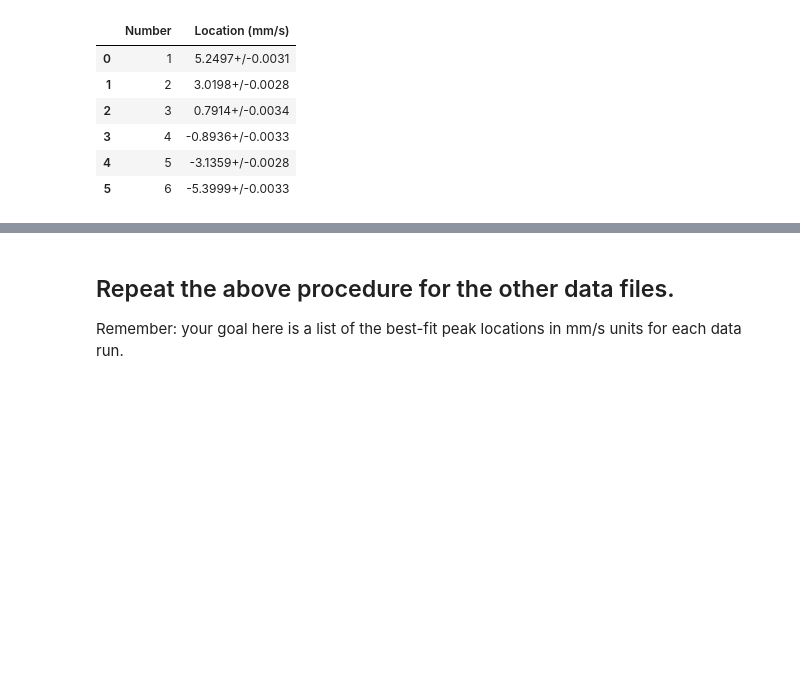
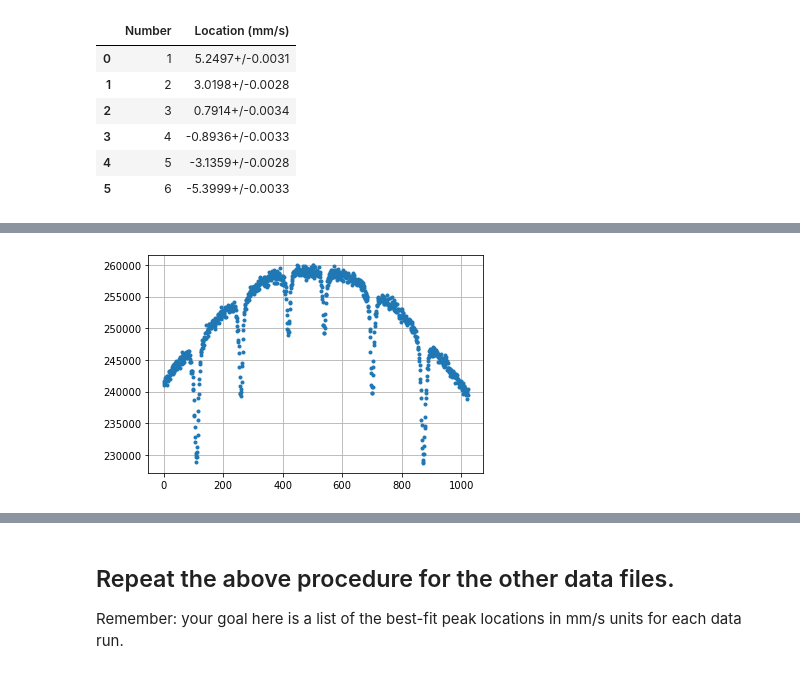
Before and after one commit to ahserhan/CMX, a Jupyter notebook: Mossbauer Specctroscopy/Mossbauer Full Analysis (Template).ipynb, the cells around one changed output, grey strips where cells are left out. Cells and saved outputs as stored; diff of their text form; code cells hidden in the pictures; blank space fills up the shorter version.

```diff
--- a/Mossbauer Specctroscopy/Mossbauer Full Analysis (Template).ipynb
+++ b/Mossbauer Specctroscopy/Mossbauer Full Analysis (Template).ipynb
@@ -316,0 +323,6 @@ plt.errorbar(Fe_velocity, Fe['Ct'], xerr=Fe_unc, fmt='o', markersize=0.1)
+# %%
+#simple plot:
+plt.grid()
+plt.plot(Hem['Ct'],'.');
+# %% [output]
+[figure, added]
```
Also changed, not shown: parts of 3 cells of this notebook.
